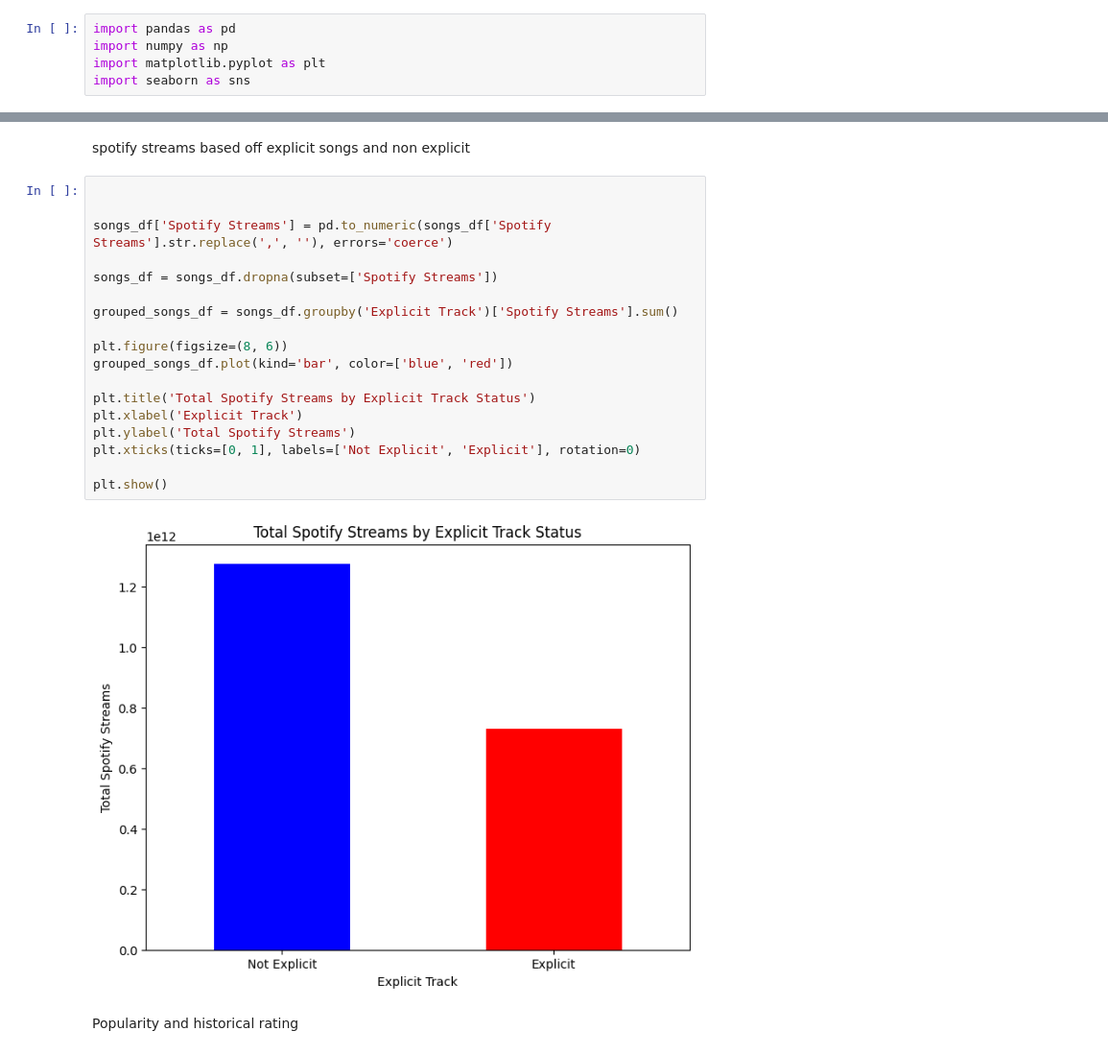
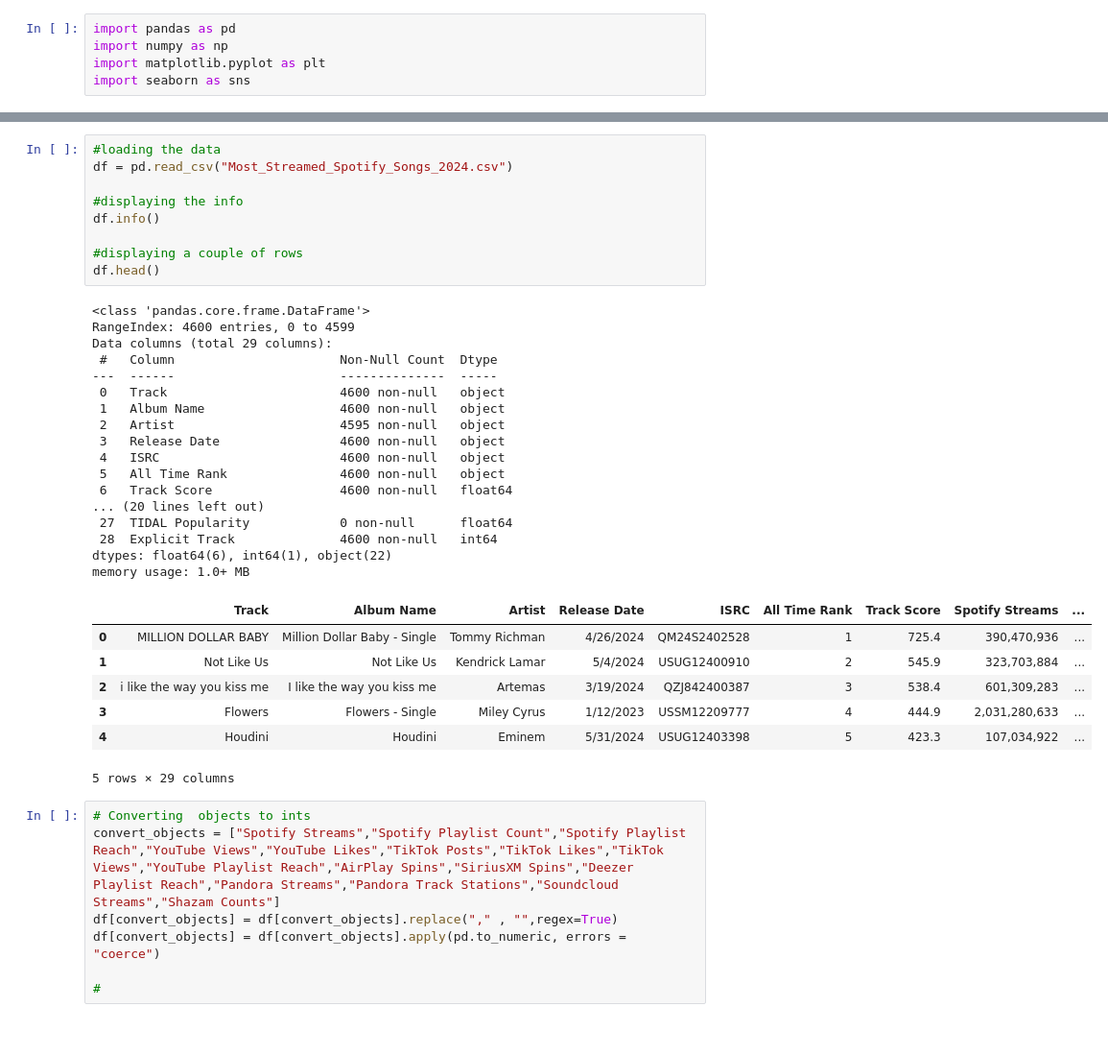
Before and after one commit to nlicari1/Songs_Streamed_2024, a Jupyter notebook: streamed_songs.ipynb, the cells around one changed output, grey strips where cells are left out. Shown: that part at 96% size. Cells and saved outputs as stored; diff of their text form.

Commit message:
changing the projects direction into a more usable project; finished data cleaning

```diff
--- a/streamed_songs.ipynb
+++ b/streamed_songs.ipynb
@@ -111,24 +6,41 @@ plt.close()
-# %% [markdown]
-spotify streams based off explicit songs and non explicit
-# %%
-
-
-songs_df['Spotify Streams'] = pd.to_numeric(songs_df['Spotify Streams'].str.replace(',', ''), errors='coerce')
-
-songs_df = songs_df.dropna(subset=['Spotify Streams'])
-
-grouped_songs_df = songs_df.groupby('Explicit Track')['Spotify Streams'].sum()
-
-plt.figure(figsize=(8, 6))
-grouped_songs_df.plot(kind='bar', color=['blue', 'red'])
-
-plt.title('Total Spotify Streams by Explicit Track Status')
-plt.xlabel('Explicit Track')
-plt.ylabel('Total Spotify Streams')
-plt.xticks(ticks=[0, 1], labels=['Not Explicit', 'Explicit'], rotation=0)
-
-plt.show()
-# %% [output]
-[figure, removed]
-# %% [markdown]
-Popularity and historical rating
+# %%
+#loading the data
+df = pd.read_csv("Most_Streamed_Spotify_Songs_2024.csv")
+
+#displaying the info
+df.info()
+
+#displaying a couple of rows
+df.head()
+# %% [output]
+<class 'pandas.core.frame.DataFrame'>
+RangeIndex: 4600 entries, 0 to 4599
+Data columns (total 29 columns):
+ #   Column                      Non-Null Count  Dtype
+---  ------                      --------------  -----
+ 0   Track                       4600 non-null   object
+ 1   Album Name                  4600 non-null   object
+ 2   Artist                      4595 non-null   object
+ 3   Release Date                4600 non-null   object
+ 4   ISRC                        4600 non-null   object
+ 5   All Time Rank               4600 non-null   object
+ 6   Track Score                 4600 non-null   float64
+... (20 lines left out)
+ 27  TIDAL Popularity            0 non-null      float64
+ 28  Explicit Track              4600 non-null   int64
+dtypes: float64(6), int64(1), object(22)
+memory usage: 1.0+ MB
+|  | Track | Album Name | Artist | Release Date | ISRC | All Time Rank | Track Score | Spotify Streams | ... |
+| 0 | MILLION DOLLAR BABY | Million Dollar Baby - Single | Tommy Richman | 4/26/2024 | QM24S2402528 | 1 | 725.4 | 390,470,936 | ... |
+| 1 | Not Like Us | Not Like Us | Kendrick Lamar | 5/4/2024 | USUG12400910 | 2 | 545.9 | 323,703,884 | ... |
+| 2 | i like the way you kiss me | I like the way you kiss me | Artemas | 3/19/2024 | QZJ842400387 | 3 | 538.4 | 601,309,283 | ... |
+| 3 | Flowers | Flowers - Single | Miley Cyrus | 1/12/2023 | USSM12209777 | 4 | 444.9 | 2,031,280,633 | ... |
+| 4 | Houdini | Houdini | Eminem | 5/31/2024 | USUG12403398 | 5 | 423.3 | 107,034,922 | ... |
+5 rows × 29 columns
+# %%
+# Converting  objects to ints
+convert_objects = ["Spotify Streams","Spotify Playlist Count","Spotify Playlist Reach","YouTube Views","YouTube Likes","TikTok Posts","TikTok Likes","TikTok Views","YouTube Playlist Reach","AirPlay Spins","SiriusXM Spins","Deezer Playlist Reach","Pandora Streams","Pandora Track Stations","Soundcloud Streams","Shazam Counts"]
+df[convert_objects] = df[convert_objects].replace("," , "",regex=True)
+df[convert_objects] = df[convert_objects].apply(pd.to_numeric, errors = "coerce")
+
+#
```
Also changed, not shown: parts of 14 cells of this notebook.
